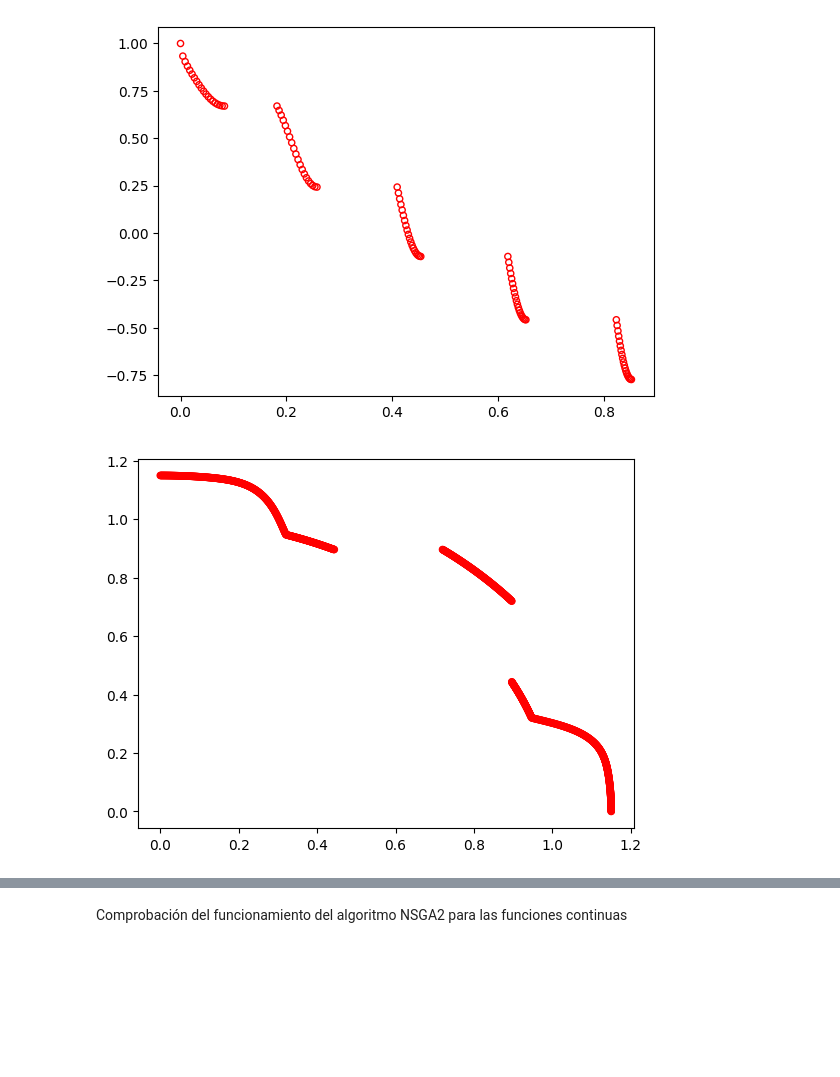
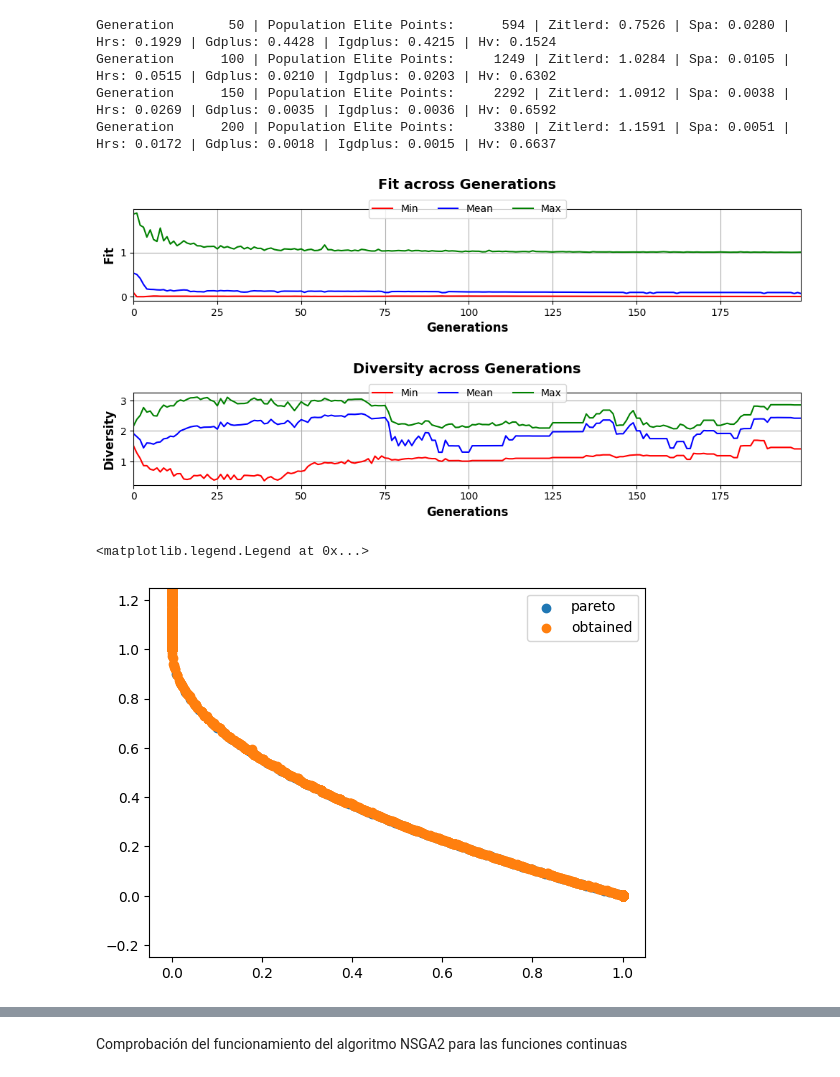
Before and after one commit to pedro-com/bioinspired-evo, a Jupyter notebook: hito2-alumno.ipynb, the cells around one changed output, grey strips where cells are left out. Saved outputs shown, nothing was run; the diff lists cells and outputs as text; code cells hidden in the pictures; blank space fills up the shorter version.

Commit message:
chore: MultiEvolutive

```diff
--- a/hito2-alumno.ipynb
+++ b/hito2-alumno.ipynb
@@ -17,10 +12,53 @@ plot(problem.pareto_front(), no_fill=True)
-# %%
-problem = get_problem("zdt3")
-plot(problem.pareto_front(), no_fill=True)
-# %% [output]
-[figure, removed]
-# %%
-problem = get_problem("mw7")
-plot(problem.pareto_front(), no_fill=True)
-# %% [output]
-[figure, removed]
+# %%
+from src.multi_evolutive import RealMultiEvolutive
+from pymoo.problems import get_problem
+from pymoo.util.plotting import plot
+import matplotlib.pyplot as plt
+import numpy as np
+from src.evaluation import MultiObjectiveEvaluation
+problem = get_problem("zdt1")
+evaluation = MultiObjectiveEvaluation(
+    evaluate=problem.evaluate,
+    problem=problem,
+    reference_point=(1., 1.),
+    limits=[[0, 1], [0, 1]]
+)
+evolutive = RealMultiEvolutive(
+    n_individuals=50,
+    value_range=[0, 1],
+    maximize=[False, False],
+    cromolength=30,
+    mutation=["random-range", "random-local"],
+    crossover=["blx", "uniform", "blx-alpha"],
+    front='range',
+    penalization='crowding_norm',
+    selection_pool_size=0.9,
+    average_mutation_rate=1.25,
+    mutation_eps=0.5,
+    elitism=True,
+    alpha=0.2,
+    T_selection=6,
+    evaluation_metrics=evaluation
+)
+
+results = evolutive.evolve(fit=problem.evaluate, n_generations=200, trace=50, obtain_metrics=True)
+evolutive.plot_evolution_metrics(results["evolution_metrics"])
+plt.show()
+
+fig, axs = plt.subplots(1, 1)
+axs.set_ylim(-0.25, 1.25)
+pareto = problem.pareto_front()
+axs.scatter(pareto[:, 0], pareto[:, 1], label='pareto')
+fit_scores = np.array([problem.evaluate(p) for p in results["best"]])
+
+axs.scatter(fit_scores[:, 0], fit_scores[:, 1], label='obtained')
+plt.legend()
+# plot(problem.evaluate(results["best"]))
+# %% [output]
+Generation       50 | Population Elite Points:      594 | Zitlerd: 0.7526 | Spa: 0.0280 | Hrs: 0.1929 | Gdplus: 0.4428 | Igdplus: 0.4215 | Hv: 0.1524
+Generation      100 | Population Elite Points:     1249 | Zitlerd: 1.0284 | Spa: 0.0105 | Hrs: 0.0515 | Gdplus: 0.0210 | Igdplus: 0.0203 | Hv: 0.6302
+Generation      150 | Population Elite Points:     2292 | Zitlerd: 1.0912 | Spa: 0.0038 | Hrs: 0.0269 | Gdplus: 0.0035 | Igdplus: 0.0036 | Hv: 0.6592
+Generation      200 | Population Elite Points:     3380 | Zitlerd: 1.1591 | Spa: 0.0051 | Hrs: 0.0172 | Gdplus: 0.0018 | Igdplus: 0.0015 | Hv: 0.6637
+[figure, added]
+<matplotlib.legend.Legend at 0x...>
+[figure, added]
```
Also changed, not shown: parts of 11 cells of this notebook, 12 other files.
